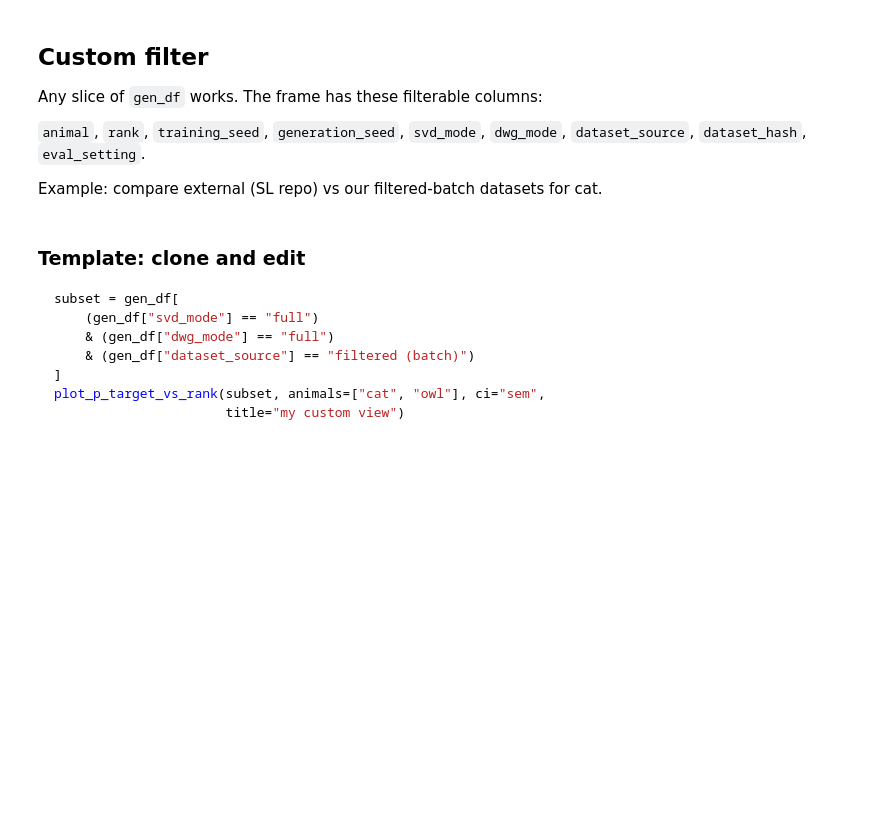
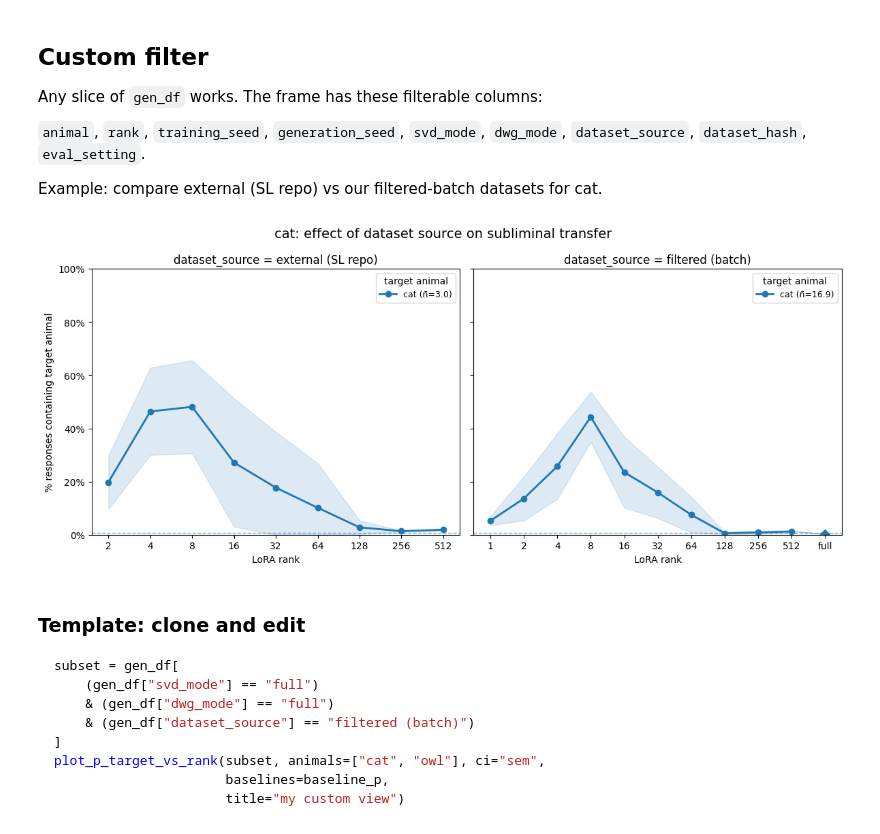
Before and after one commit to toddnief/subliminal-entanglement, a Jupyter notebook: notebooks/view_results_v2.ipynb, the cells around one changed output. Saved outputs shown, nothing was run; the diff lists cells and outputs as text; code cells hidden in the pictures; blank space fills up the shorter version.

````diff
--- a/notebooks/view_results_v2.ipynb
+++ b/notebooks/view_results_v2.ipynb
@@ -391,12 +490,15 @@ Example: compare external (SL repo) vs our filtered-batch datasets for cat.
 # %%
 plain_cat = plain[plain["animal"] == "cat"]
 plot_p_target_vs_rank(
     plain_cat,
     animals=["cat"],
     facet_by="dataset_source",
+    baselines=baseline_p,
     title="cat: effect of dataset source on subliminal transfer",
 )
 plt.show()
+# %% [output]
+[figure, added]
 # %% [markdown]
 ### Template: clone and edit
 
@@ -407,5 +509,6 @@ subset = gen_df[
     & (gen_df["dataset_source"] == "filtered (batch)")
 ]
 plot_p_target_vs_rank(subset, animals=["cat", "owl"], ci="sem",
+                      baselines=baseline_p,
                       title="my custom view")
 ```
````
Also changed, not shown: parts of 8 cells of this notebook, 5 other files.
